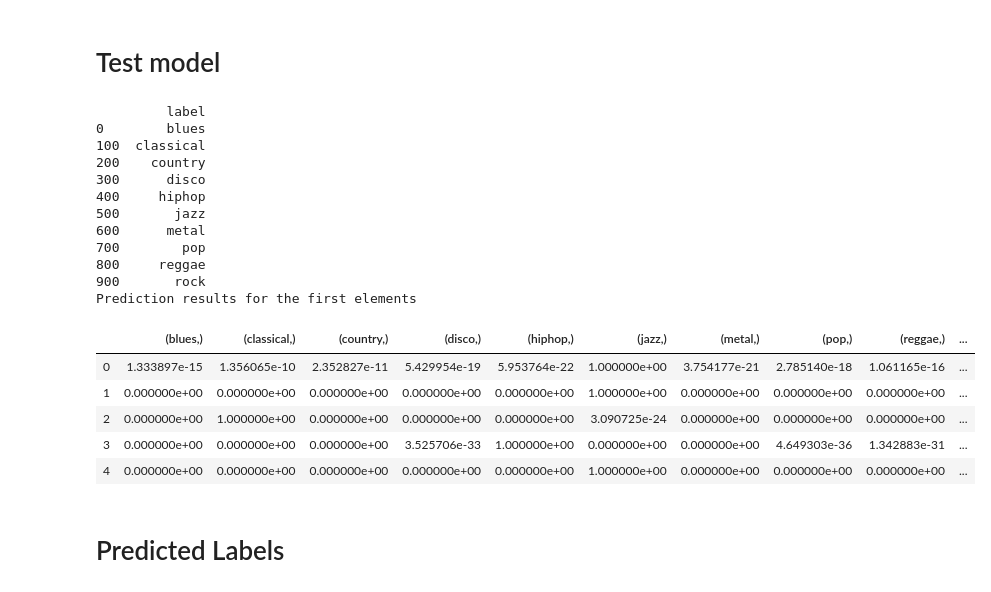
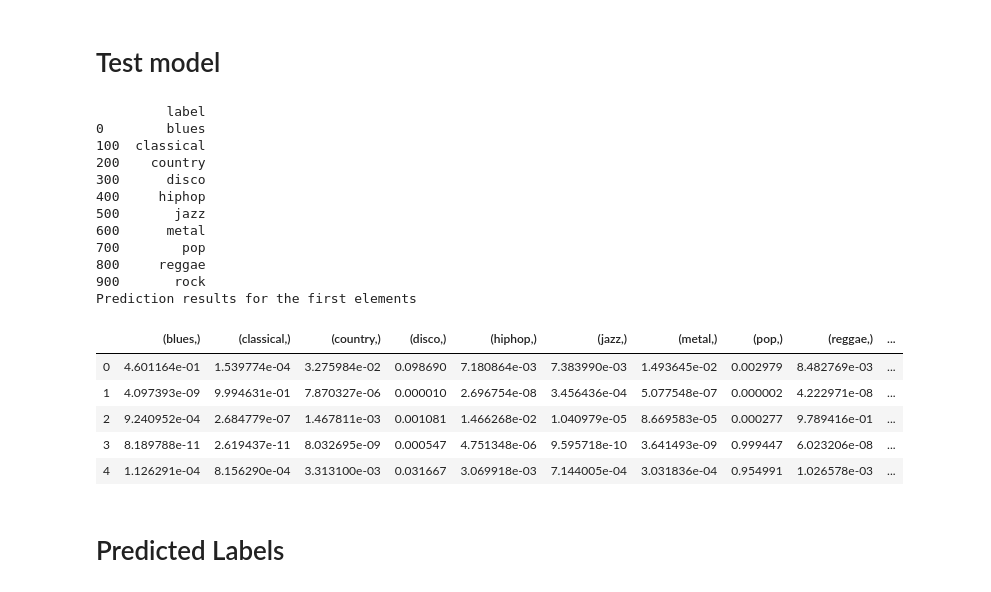
Before and after one commit to rohanbojja/audient, a Jupyter notebook: build.ipynb, the cells around one changed output. Saved outputs shown, nothing was run; the diff lists cells and outputs as text; code cells hidden in the pictures.

```diff
--- a/build.ipynb
+++ b/build.ipynb
@@ -159,0 +264,26 @@ Epoch 6/20
+# %%
+#The test model
+import tensorflow as tf
+from tensorflow.keras import models
+from tensorflow.keras import layers
+from tensorflow.keras.layers import Dense, Dropout, Activation
+model = models.Sequential()
+model.add(layers.Dense(256, activation='relu', input_shape=(X_train.shape[1],)))
+model.add(Dropout(0.2))
+model.add(layers.Dense(128, activation='relu'))
+model.add(Dropout(0.2))
+model.add(layers.Dense(64, activation='relu'))
+model.add(Dropout(0.2))
+model.add(layers.Dense(32, activation='relu'))
+model.add(Dropout(0.5))
+model.add(layers.Dense(10, activation='softmax'))
+model.compile(optimizer='adam',
+              loss='sparse_categorical_crossentropy',
+             metrics=['sparse_categorical_accuracy'])
+history = model.fit(X_train,
+                    y_train,
+                    epochs=30)
+#print(X_test[:1],y_test)
+pred = model.predict_classes(X_test)
+print(pred)
+print(y_test)
@@ -209,39 +354,39 @@ theString = ["0.3595172803692916,0.04380025714635849,1365.710742222286,1643.9355
             "0.27703011878074557,0.11200398206710815,2227.849146074581,2429.276432187305,4469.9839274088545,0.09056712962962964,-162.8954241260934,79.15280368186008,-2.417423175316254,39.59947883099553,3.973107110755953,-8.471402165675235,4.521493184141745,6.652590547557736,-13.863104681839442,-7.441324622180053,4.681828637450696,-1.247808583453883,2.345332130880664,0.4074968979537844,-7.44969040015772,-8.537668204654247,-4.797973977072894,-5.280747362279262,-7.780363951600931,-5.898098436483338"]
 input_data2 = np.array(X_test)
 scaler=StandardScaler().fit(np.array(data.iloc[:,1:-1]))
 
-input_data2 = scaler.transform(input_data2)
+#input_data2 = scaler.transform(input_data2)
 
 tf_model_predictions = new_model.predict(input_data2)
 df = DataFrame(data, columns= ['label'])
 df = DataFrame.drop_duplicates(df)
 print(df)
 
 dataset_labels = df
 
 tf_pred_dataframe = pd.DataFrame(tf_model_predictions)
 tf_pred_dataframe.columns = dataset_labels
 print("Prediction results for the first elements")
 tf_pred_dataframe.head()
 # %% [output]
          label
 0        blues
 100  classical
 200    country
 300      disco
 400     hiphop
 500       jazz
 600      metal
 700        pop
 800     reggae
 900       rock
 Prediction results for the first elements
 |  | (blues,) | (classical,) | (country,) | (disco,) | (hiphop,) | (jazz,) | (metal,) | (pop,) | (reggae,) | ... |
-| 0 | 1.333897e-15 | 1.356065e-10 | 2.352827e-11 | 5.429954e-19 | 5.953764e-22 | 1.000000e+00 | 3.754177e-21 | 2.785140e-18 | 1.061165e-16 | ... |
-| 1 | 0.000000e+00 | 0.000000e+00 | 0.000000e+00 | 0.000000e+00 | 0.000000e+00 | 1.000000e+00 | 0.000000e+00 | 0.000000e+00 | 0.000000e+00 | ... |
-| 2 | 0.000000e+00 | 1.000000e+00 | 0.000000e+00 | 0.000000e+00 | 0.000000e+00 | 3.090725e-24 | 0.000000e+00 | 0.000000e+00 | 0.000000e+00 | ... |
-| 3 | 0.000000e+00 | 0.000000e+00 | 0.000000e+00 | 3.525706e-33 | 1.000000e+00 | 0.000000e+00 | 0.000000e+00 | 4.649303e-36 | 1.342883e-31 | ... |
-| 4 | 0.000000e+00 | 0.000000e+00 | 0.000000e+00 | 0.000000e+00 | 0.000000e+00 | 1.000000e+00 | 0.000000e+00 | 0.000000e+00 | 0.000000e+00 | ... |
+| 0 | 4.601164e-01 | 1.539774e-04 | 3.275984e-02 | 0.098690 | 7.180864e-03 | 7.383990e-03 | 1.493645e-02 | 0.002979 | 8.482769e-03 | ... |
+| 1 | 4.097393e-09 | 9.994631e-01 | 7.870327e-06 | 0.000010 | 2.696754e-08 | 3.456436e-04 | 5.077548e-07 | 0.000002 | 4.222971e-08 | ... |
+| 2 | 9.240952e-04 | 2.684779e-07 | 1.467811e-03 | 0.001081 | 1.466268e-02 | 1.040979e-05 | 8.669583e-05 | 0.000277 | 9.789416e-01 | ... |
+| 3 | 8.189788e-11 | 2.619437e-11 | 8.032695e-09 | 0.000547 | 4.751348e-06 | 9.595718e-10 | 3.641493e-09 | 0.999447 | 6.023206e-08 | ... |
+| 4 | 1.126291e-04 | 8.156290e-04 | 3.313100e-03 | 0.031667 | 3.069918e-03 | 7.144005e-04 | 3.031836e-04 | 0.954991 | 1.026578e-03 | ... |
 # %% [markdown]
 # Predicted Labels
 # %%
```
Also changed, not shown: parts of 14 cells of this notebook, 23 other files.
